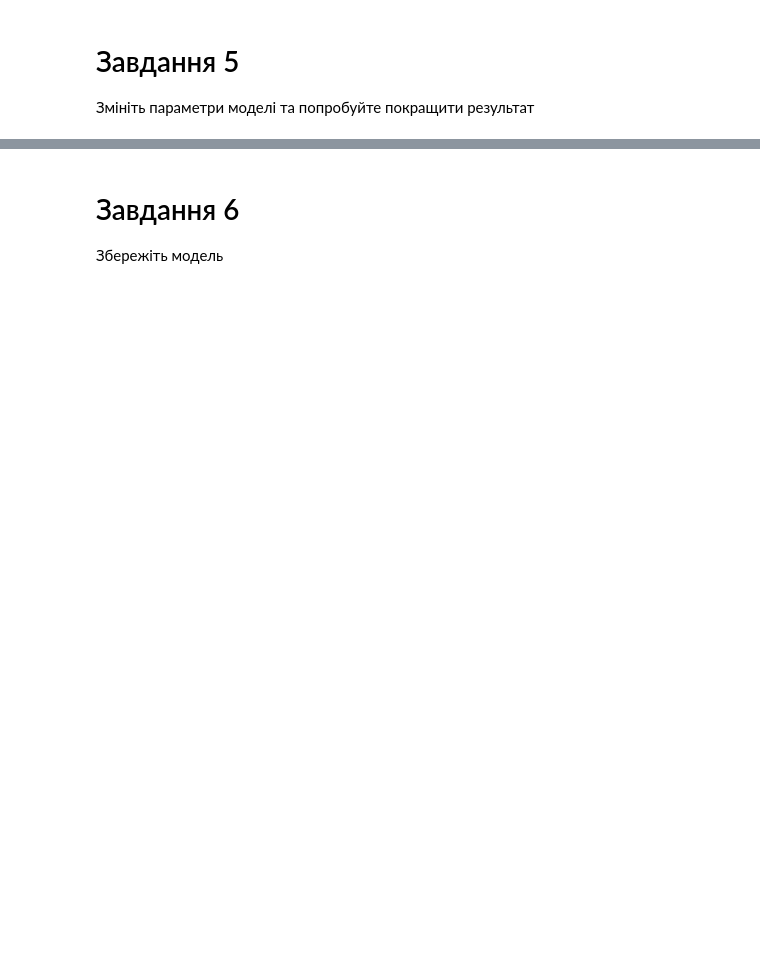
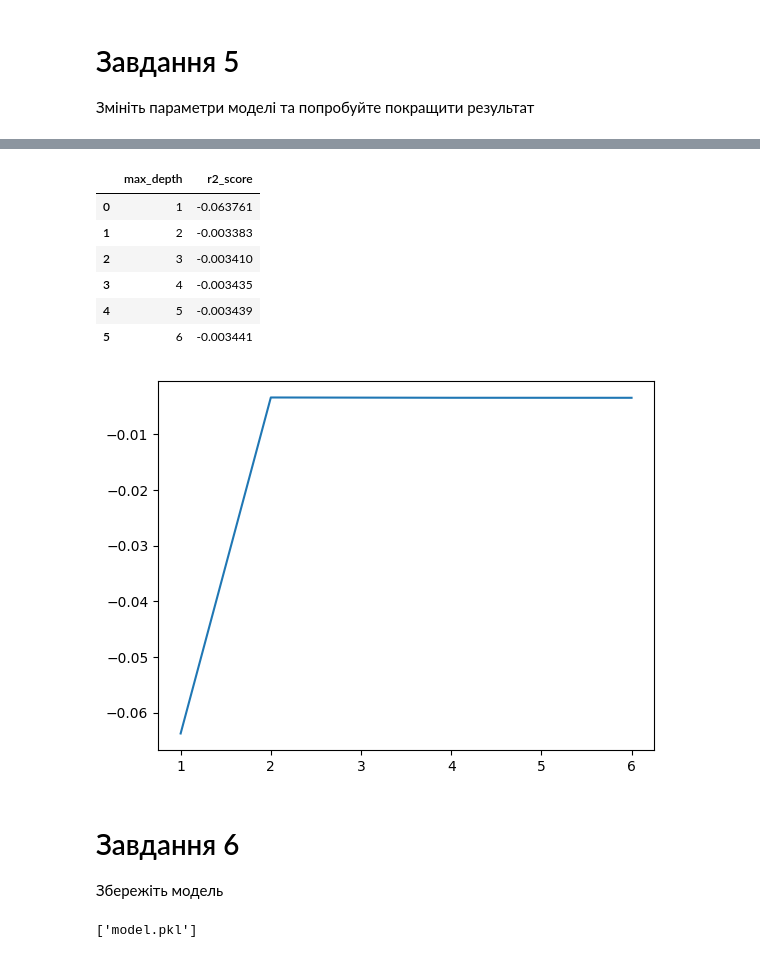
Before and after one commit to Maks6666/ML, a Jupyter notebook: Копия_блокнота_"Практика_дерева_рішень_ipynb".ipynb, the cells around one changed output, grey strips where cells are left out. Cells and saved outputs as stored; diff of their text form; code cells hidden in the pictures; blank space fills up the shorter version.

```diff
--- a/Копия_блокнота_"Практика_дерева_рішень_ipynb".ipynb
+++ b/Копия_блокнота_"Практика_дерева_рішень_ipynb".ipynb
@@ -154,3 +163,5 @@ ValueError: A given column is not a column of the dataframe
 # %% [markdown]
 # Завдання 4
 Виведіть основні метрики моделі
+# %%
+y_pred = model.predict(X_test)
@@ -157,3 +182,25 @@ ValueError: A given column is not a column of the dataframe
 # %% [markdown]
 # Завдання 5
 Змініть параметри моделі та попробуйте покращити результат
+# %%
+num_transformer = Pipeline(steps=[
+    ("nn_imputing", KNNImputer(n_neighbors=3))
+])
+
+
+cat_transformer = Pipeline(steps=[
+    ("encoding", OrdinalEncoder())
+])
+
+
+preprocessor = ColumnTransformer([
+    ("numerical", num_transformer, num_cols),
+    ("categorical", cat_transformer, cat_cols)
+])
+# %%
+preprocessor.fit(X_train)
+X_train = preprocessor.transform(X_train)
+
+
+preprocessor.fit(X_test)
+X_test = preprocessor.transform(X_test)
@@ -160,3 +225,38 @@ ValueError: A given column is not a column of the dataframe
+# %%
+import matplotlib.pyplot as plt
+
+
+results = []
+
+for i in range(1, 7):
+  model = DecisionTreeRegressor(max_depth=i)
+  model.fit(X_train, y_train)
+
+  y_pred = model.predict(X_test)
+
+  r2 = r2_score(y_test, y_pred)
+
+  results.append({"max_depth": i, "r2_score": r2})
+
+
+results = pd.DataFrame(results)
+plt.plot(results["max_depth"], results["r2_score"])
+results
+# %% [output]
+|  | max_depth | r2_score |
+| 0 | 1 | -0.063761 |
+| 1 | 2 | -0.003383 |
+| 2 | 3 | -0.003410 |
+| 3 | 4 | -0.003435 |
+| 4 | 5 | -0.003439 |
+| 5 | 6 | -0.003441 |
+[figure, added]
 # %% [markdown]
 # Завдання 6
 Збережіть модель
+# %%
+import joblib
+
+joblib.dump(model, "model.pkl")
+# %% [output]
+['model.pkl']
```
Also changed, not shown: parts of 5 cells of this notebook.
